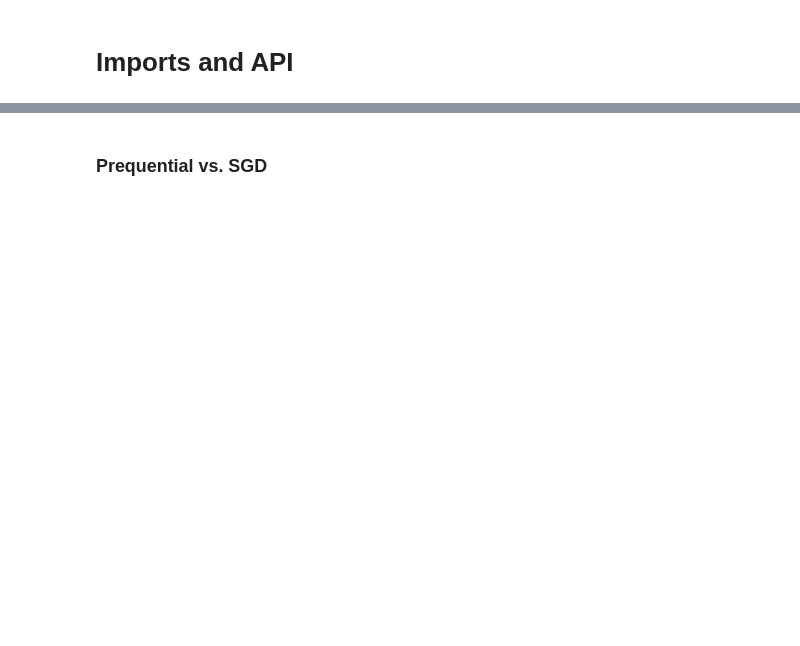
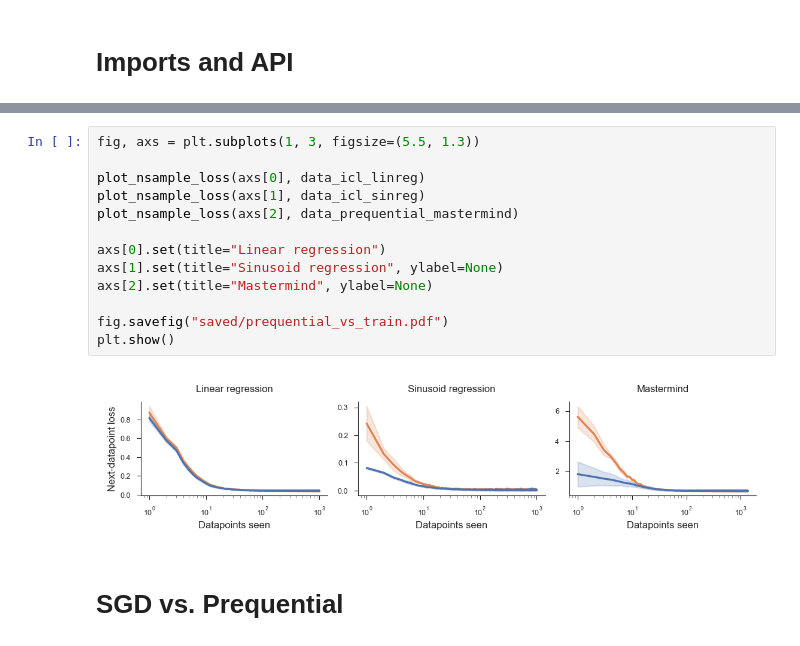
Before and after one commit to 3rdCore/PrequentialCode, a Jupyter notebook: papers/preprint/notebook.ipynb, the cells around one changed output, grey strips where cells are left out. Saved outputs shown, nothing was run; the diff lists cells and outputs as text; blank space fills up the shorter version.

```diff
--- a/papers/preprint/notebook.ipynb
+++ b/papers/preprint/notebook.ipynb
@@ -171,2 +239,17 @@ plt.show()
+# %%
+fig, axs = plt.subplots(1, 3, figsize=(5.5, 1.3))
+
+plot_nsample_loss(axs[0], data_icl_linreg)
+plot_nsample_loss(axs[1], data_icl_sinreg)
+plot_nsample_loss(axs[2], data_prequential_mastermind)
+
+axs[0].set(title="Linear regression")
+axs[1].set(title="Sinusoid regression", ylabel=None)
+axs[2].set(title="Mastermind", ylabel=None)
+
+fig.savefig("saved/prequential_vs_train.pdf")
+plt.show()
+# %% [output]
+[figure, added]
 # %% [markdown]
-### Prequential vs. SGD
+# SGD vs. Prequential
```
Also changed, not shown: parts of 9 cells of this notebook, 4 other files.
